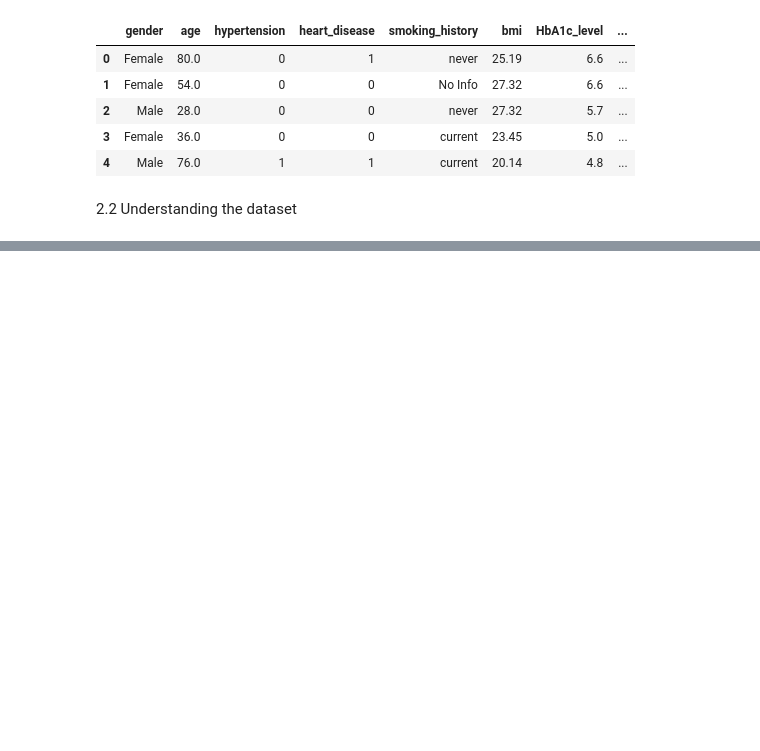
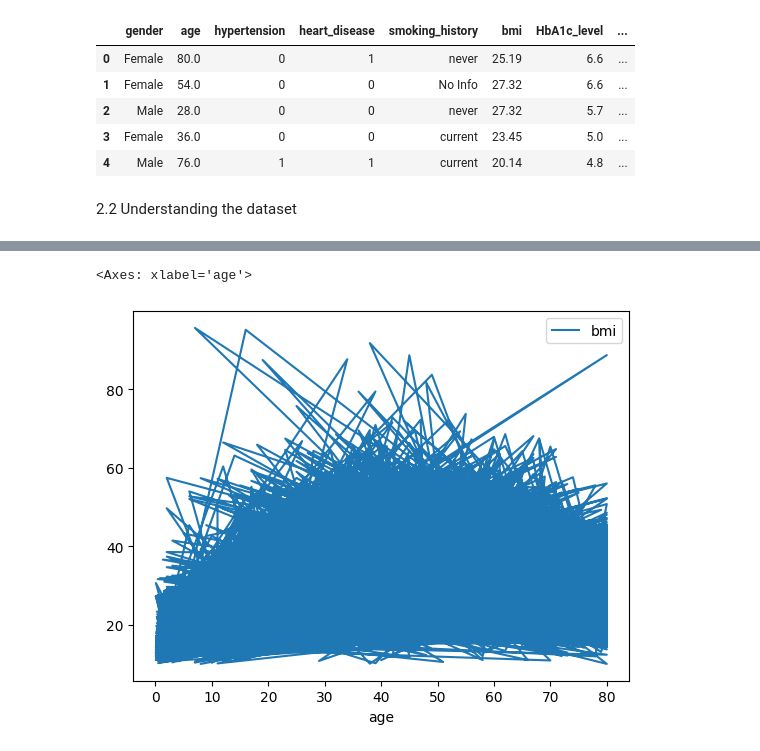
Before and after one commit to aukabir/Machine_Learning_Project_2, a Jupyter notebook: MLproject_2_diabetes_prediction.ipynb, the cells around one changed output, grey strips where cells are left out. Drawn from its saved outputs; the diff is of its cells as text; code cells hidden in the pictures; blank space fills up the shorter version.

```diff
--- a/MLproject_2_diabetes_prediction.ipynb
+++ b/MLproject_2_diabetes_prediction.ipynb
@@ -89,0 +103,5 @@ dtype: int64
+# %%
+display(data.plot(x = 'age', y = 'bmi'))
+# %% [output]
+<Axes: xlabel='age'>
+[figure, added]
```
Also changed, not shown: parts of 64 cells of this notebook.
